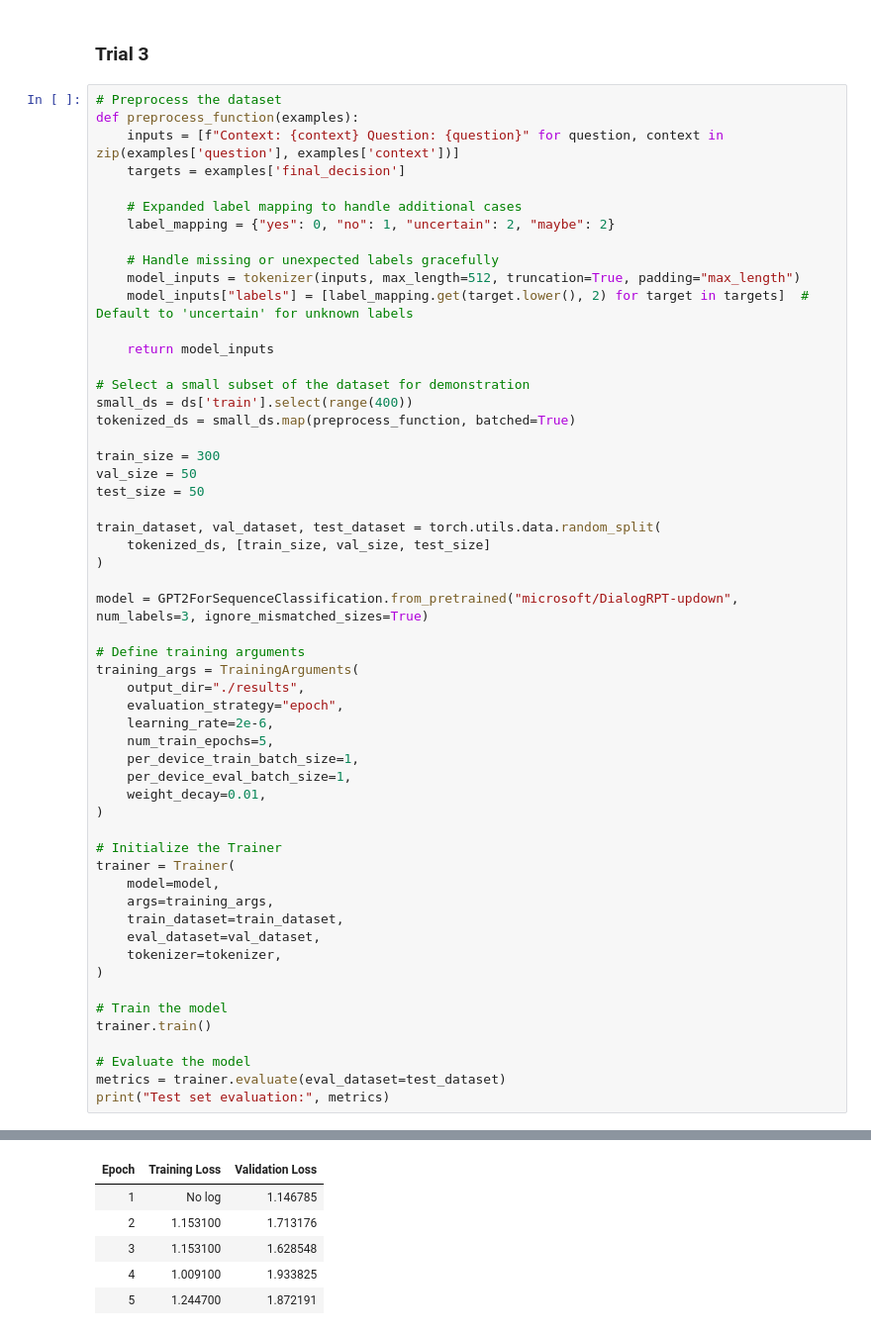
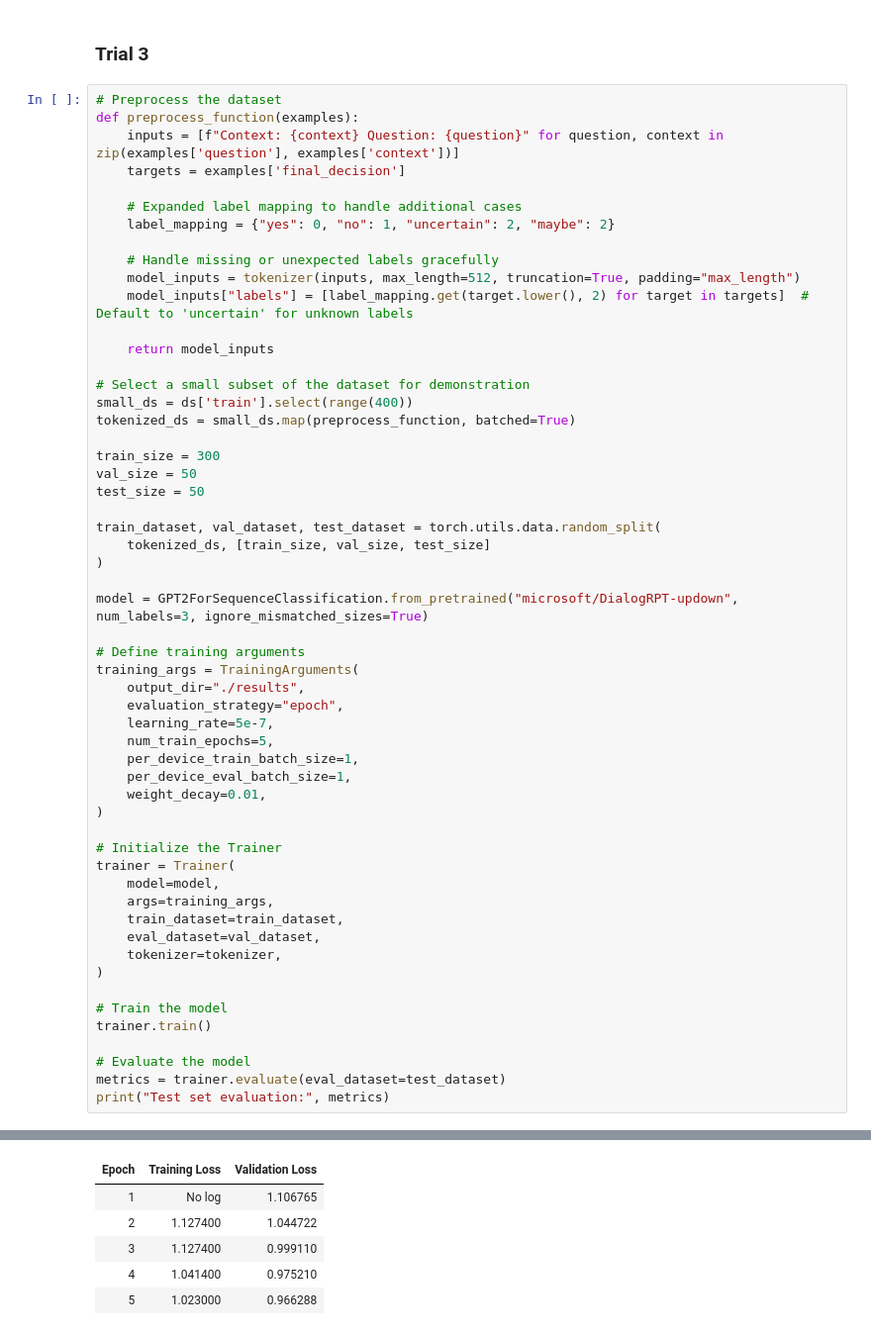
Before and after one commit to almond5/CAP4630_HW1, a Jupyter notebook: qna_method/qna_gpt_2.ipynb, the cells around one changed output, grey strips where cells are left out. Shown at 99% size. Drawn from its saved outputs; the diff is of its cells as text.

```diff
--- a/qna_method/qna_gpt_2.ipynb
+++ b/qna_method/qna_gpt_2.ipynb
@@ -1071,7 +1094,7 @@ model = GPT2ForSequenceClassification.from_pretrained("microsoft/DialogRPT-updow
 training_args = TrainingArguments(
     output_dir="./results",
     evaluation_strategy="epoch",
-    learning_rate=2e-6,
+    learning_rate=5e-7,
     num_train_epochs=5,
     per_device_train_batch_size=1,
     per_device_eval_batch_size=1,
@@ -1098,6 +1124,6 @@ print("Test set evaluation:", metrics)
 | Epoch | Training Loss | Validation Loss |
-| 1 | No log | 1.146785 |
-| 2 | 1.153100 | 1.713176 |
-| 3 | 1.153100 | 1.628548 |
-| 4 | 1.009100 | 1.933825 |
-| 5 | 1.244700 | 1.872191 |
+| 1 | No log | 1.106765 |
+| 2 | 1.127400 | 1.044722 |
+| 3 | 1.127400 | 0.999110 |
+| 4 | 1.041400 | 0.975210 |
+| 5 | 1.023000 | 0.966288 |
```
Also changed, not shown: parts of 15 cells of this notebook.
